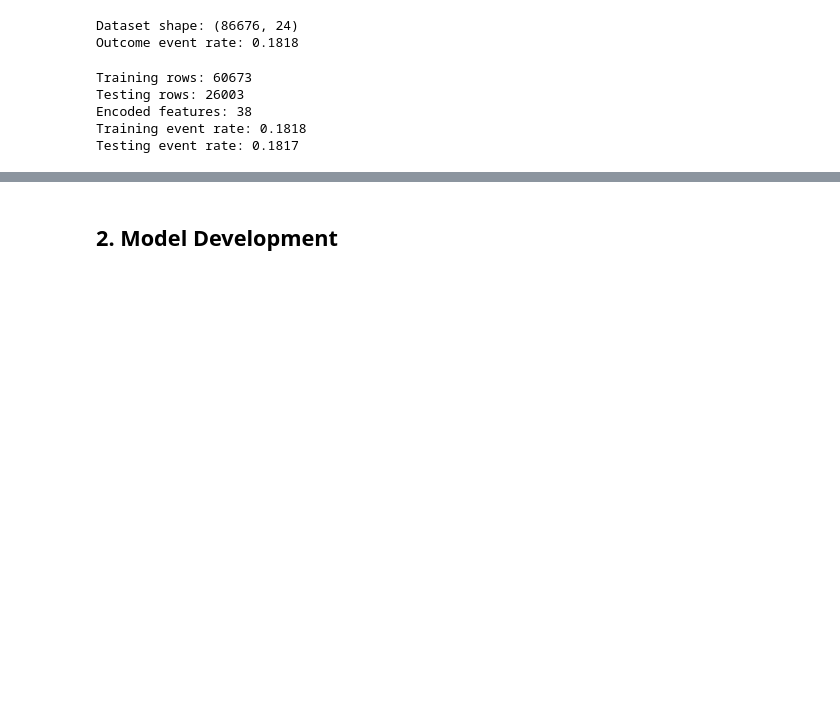
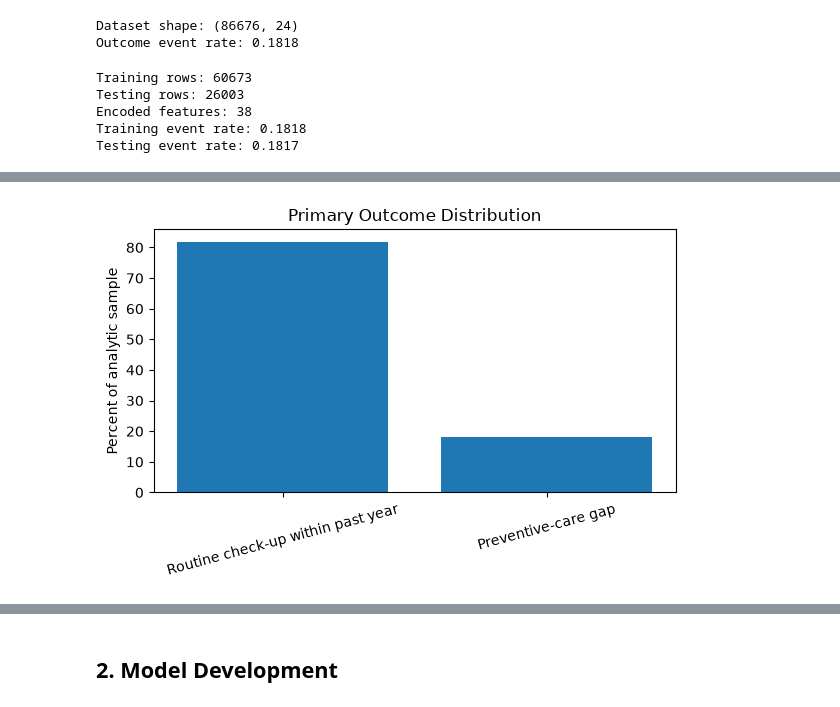
Before and after one commit to chuatzeyee/ISSS623-G1, a Jupyter notebook: notebooks/ModelDevelopment.ipynb, the cells around one changed output, grey strips where cells are left out. Cells and saved outputs as stored; diff of their text form; code cells hidden in the pictures; blank space fills up the shorter version.

```diff
--- a/notebooks/ModelDevelopment.ipynb
+++ b/notebooks/ModelDevelopment.ipynb
@@ -168,0 +173,81 @@ def evaluate_binary_model(name, model, X_eval, y_eval, threshold=0.50):
+# %%
+# =========================================================
+# EDA 1: Outcome distribution
+# =========================================================
+
+outcome_summary = (
+    df["r_no_checkup"]
+    .value_counts()
+    .sort_index()
+    .rename_axis("r_no_checkup")
+    .reset_index(name="n")
+)
+
+outcome_summary["Percent"] = (
+    outcome_summary["n"] / len(df) * 100
+)
+
+outcome_summary["Group"] = outcome_summary["r_no_checkup"].map({
+    0: "Routine check-up within past year",
+    1: "Preventive-care gap"
+})
+
+display(
+    outcome_summary[
+        ["Group", "n", "Percent"]
+    ].round(1)
+)
+
+plt.figure(figsize=(6, 4))
+plt.bar(
+    outcome_summary["Group"],
+    outcome_summary["Percent"]
+)
+plt.ylabel("Percent of analytic sample")
+plt.title("Primary Outcome Distribution")
+plt.xticks(rotation=15)
+plt.tight_layout()
+plt.savefig(
+    RESULTS / "eda_outcome_distribution.png",
+    dpi=200
+)
+plt.show()
+
+
+# =========================================================
+# EDA 2: Preventive-care gap by caregiver status
+# =========================================================
+
+caregiver_gap = (
+    df.groupby("r_caregiver")["r_no_checkup"]
+    .agg(["count", "mean"])
+    .reset_index()
+)
+
+caregiver_gap["Caregiver status"] = caregiver_gap["r_caregiver"].map({
+    0: "Non-caregiver",
+    1: "Caregiver"
+})
+
+caregiver_gap["Gap rate (%)"] = caregiver_gap["mean"] * 100
+
+display(
+    caregiver_gap[
+        ["Caregiver status", "count", "Gap rate (%)"]
+    ].round(1)
+)
+
+plt.figure(figsize=(6, 4))
+plt.bar(
+    caregiver_gap["Caregiver status"],
+    caregiver_gap["Gap rate (%)"]
+)
+plt.ylabel("Preventive-care gap (%)")
+plt.title("Preventive-care Gap by Caregiver Status")
+plt.tight_layout()
+plt.savefig(
+    RESULTS / "eda_gap_by_caregiver.png",
+    dpi=200
+)
+plt.show()
+# %% [output]
@@ -168,0 +257 @@ def evaluate_binary_model(name, model, X_eval, y_eval, threshold=0.50):
+[figure, added]
```
Also changed, not shown: parts of 18 cells of this notebook.
